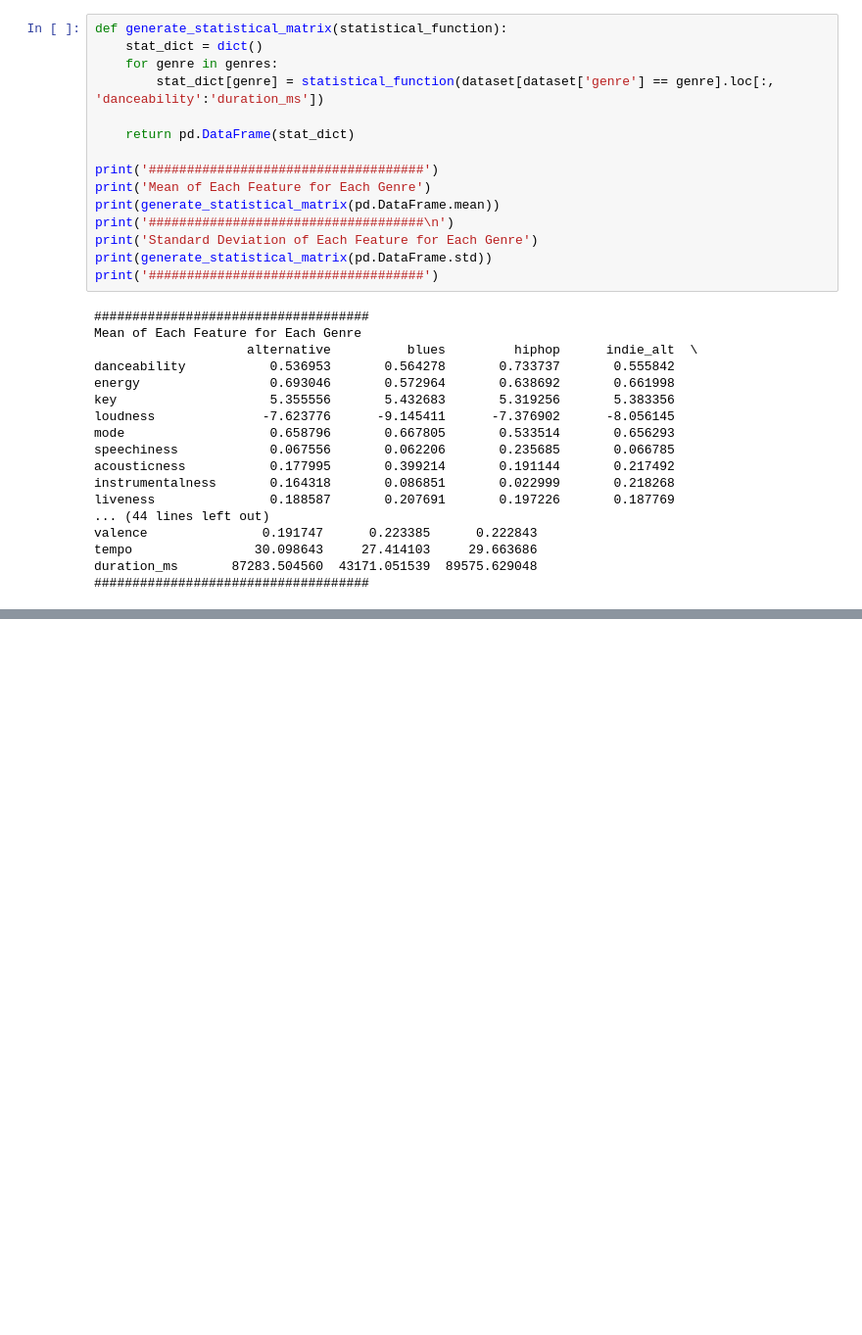
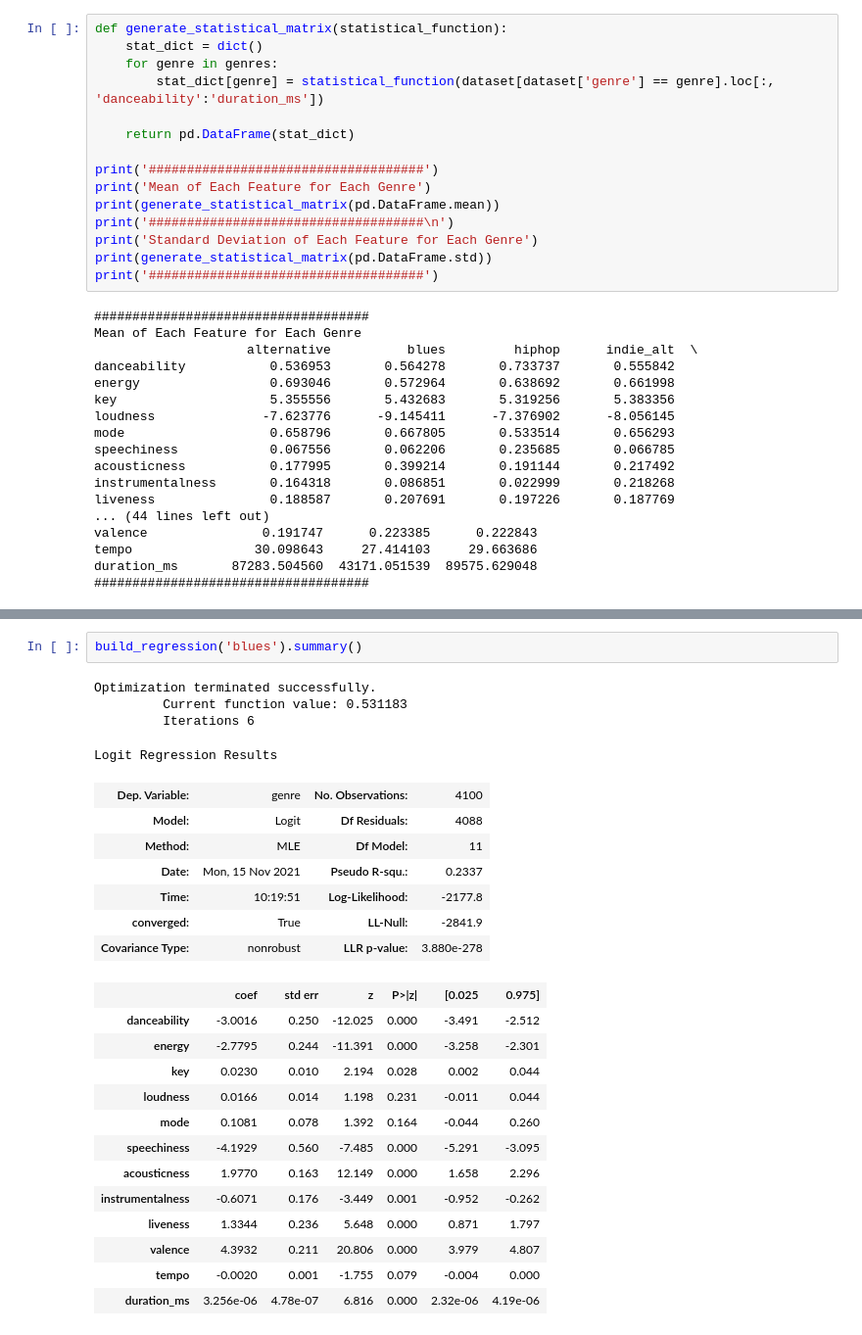
Before and after one commit to JVP15/Song-Feature-Analysis, a Jupyter notebook: Analysis.ipynb, the cells around one changed output, grey strips where cells are left out. Shown at 98% size. Saved outputs shown, nothing was run; the diff lists cells and outputs as text; blank space fills up the shorter version.

```diff
--- a/Analysis.ipynb
+++ b/Analysis.ipynb
@@ -267,0 +287,27 @@ Logit Regression Results
+# %%
+build_regression('blues').summary()
+# %% [output]
+Optimization terminated successfully.
+         Current function value: 0.531183
+         Iterations 6
+Logit Regression Results
+| Dep. Variable: | genre | No. Observations: | 4100 |
+| Model: | Logit | Df Residuals: | 4088 |
+| Method: | MLE | Df Model: | 11 |
+| Date: | Mon, 15 Nov 2021 | Pseudo R-squ.: | 0.2337 |
+| Time: | 10:19:51 | Log-Likelihood: | -2177.8 |
+| converged: | True | LL-Null: | -2841.9 |
+| Covariance Type: | nonrobust | LLR p-value: | 3.880e-278 |
+|  | coef | std err | z | P>|z| | [0.025 | 0.975] |
+| danceability | -3.0016 | 0.250 | -12.025 | 0.000 | -3.491 | -2.512 |
+| energy | -2.7795 | 0.244 | -11.391 | 0.000 | -3.258 | -2.301 |
+| key | 0.0230 | 0.010 | 2.194 | 0.028 | 0.002 | 0.044 |
+| loudness | 0.0166 | 0.014 | 1.198 | 0.231 | -0.011 | 0.044 |
+| mode | 0.1081 | 0.078 | 1.392 | 0.164 | -0.044 | 0.260 |
+| speechiness | -4.1929 | 0.560 | -7.485 | 0.000 | -5.291 | -3.095 |
+| acousticness | 1.9770 | 0.163 | 12.149 | 0.000 | 1.658 | 2.296 |
+| instrumentalness | -0.6071 | 0.176 | -3.449 | 0.001 | -0.952 | -0.262 |
+| liveness | 1.3344 | 0.236 | 5.648 | 0.000 | 0.871 | 1.797 |
+| valence | 4.3932 | 0.211 | 20.806 | 0.000 | 3.979 | 4.807 |
+| tempo | -0.0020 | 0.001 | -1.755 | 0.079 | -0.004 | 0.000 |
+| duration_ms | 3.256e-06 | 4.78e-07 | 6.816 | 0.000 | 2.32e-06 | 4.19e-06 |
```
Also changed, not shown: parts of 20 cells of this notebook.
